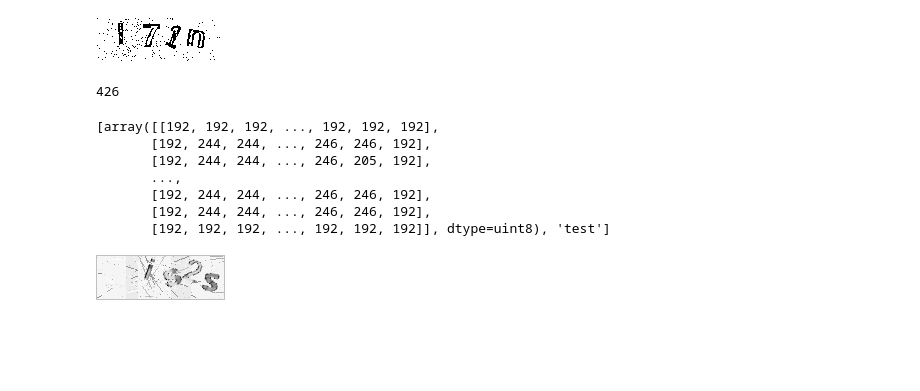
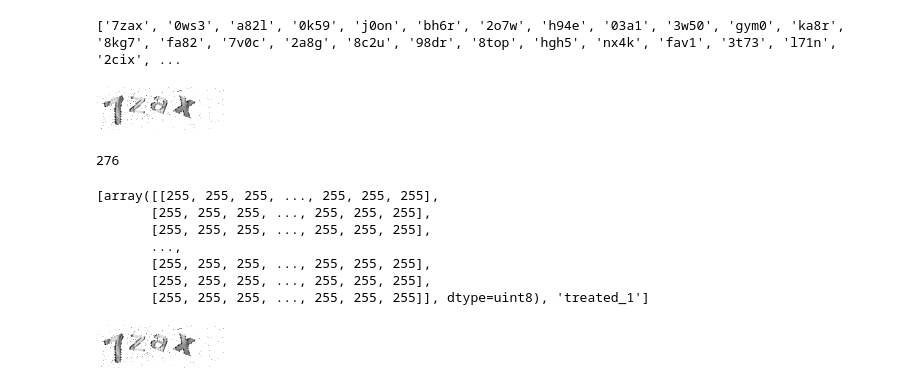
Before and after one commit to jyang500/cmsc, a Jupyter notebook: parseCaptcha.ipynb, the cells around one changed output. Saved outputs shown, nothing was run; the diff lists cells and outputs as text; code cells hidden in the pictures; blank space fills up the shorter version.

```diff
--- a/parseCaptcha.ipynb
+++ b/parseCaptcha.ipynb
@@ -34,39 +34,47 @@ replace Train/01se.png? [y]es, [n]o, [A]ll, [N]one, [r]ename: A
 # https://www.kaggle.com/famadio/ocr-attempt-keras-open-cv
 dir = "kaggle"
 train_data = []
-
+label = ""
+val_data = []
 for i in os.listdir(dir):
     count = 0
     sub_directory = os.path.join(dir,i)
-
     for j in os.listdir(sub_directory):
+        for x in j:
+          if (x == '.'):
+            break
+          label = label + x
+        val_data.append(label)
+        label = ""
         count+=1
-        if count > 80:
+        if count > 50:
             break
         img = cv2.imread(os.path.join(sub_directory,j),0)
-        #img = np.resize(img,(50,200,1))
         train_data.append([img,i])
+print(val_data)
+# %% [output]
+['7zax', '0ws3', 'a82l', '0k59', 'j0on', 'bh6r', '2o7w', 'h94e', '03a1', '3w50', 'gym0', 'ka8r', '8kg7', 'fa82', '7v0c', '2a8g', '8c2u', '98dr', '8top', 'hgh5', 'nx4k', 'fav1', '3t73', 'l71n', '2cix', ...
 # %%
 from google.colab.patches import cv2_imshow
-cv2_imshow( train_data[20][0],)
+cv2_imshow( train_data[0][0],)
 cv2.waitKey(0)
 cv2.destroyAllWindows()
 # %% [output]
-[figure, old version]
+[figure, new version]
 # %%
 len(train_data)
 # %% [output]
-426
+276
 # %%
 print(train_data[1])
 # %% [output]
-[array([[192, 192, 192, ..., 192, 192, 192],
-       [192, 244, 244, ..., 246, 246, 192],
-       [192, 244, 244, ..., 246, 205, 192],
+[array([[255, 255, 255, ..., 255, 255, 255],
+       [255, 255, 255, ..., 255, 255, 255],
+       [255, 255, 255, ..., 255, 255, 255],
        ...,
-       [192, 244, 244, ..., 246, 246, 192],
-       [192, 244, 244, ..., 246, 246, 192],
-       [192, 192, 192, ..., 192, 192, 192]], dtype=uint8), 'test']
+       [255, 255, 255, ..., 255, 255, 255],
+       [255, 255, 255, ..., 255, 255, 255],
+       [255, 255, 255, ..., 255, 255, 255]], dtype=uint8), 'treated_1']
 # %%
 fileName = "captchatrainSmall.npy"
 if os.path.exists(fileName):
@@ -81,4 +89,4 @@ cv2_imshow(test[0][0])
 cv2.waitKey(0)
 cv2.destroyAllWindows()
 # %% [output]
-[figure, old version]
+[figure, new version]
```
Also changed, not shown: parts of 3 cells of this notebook.
